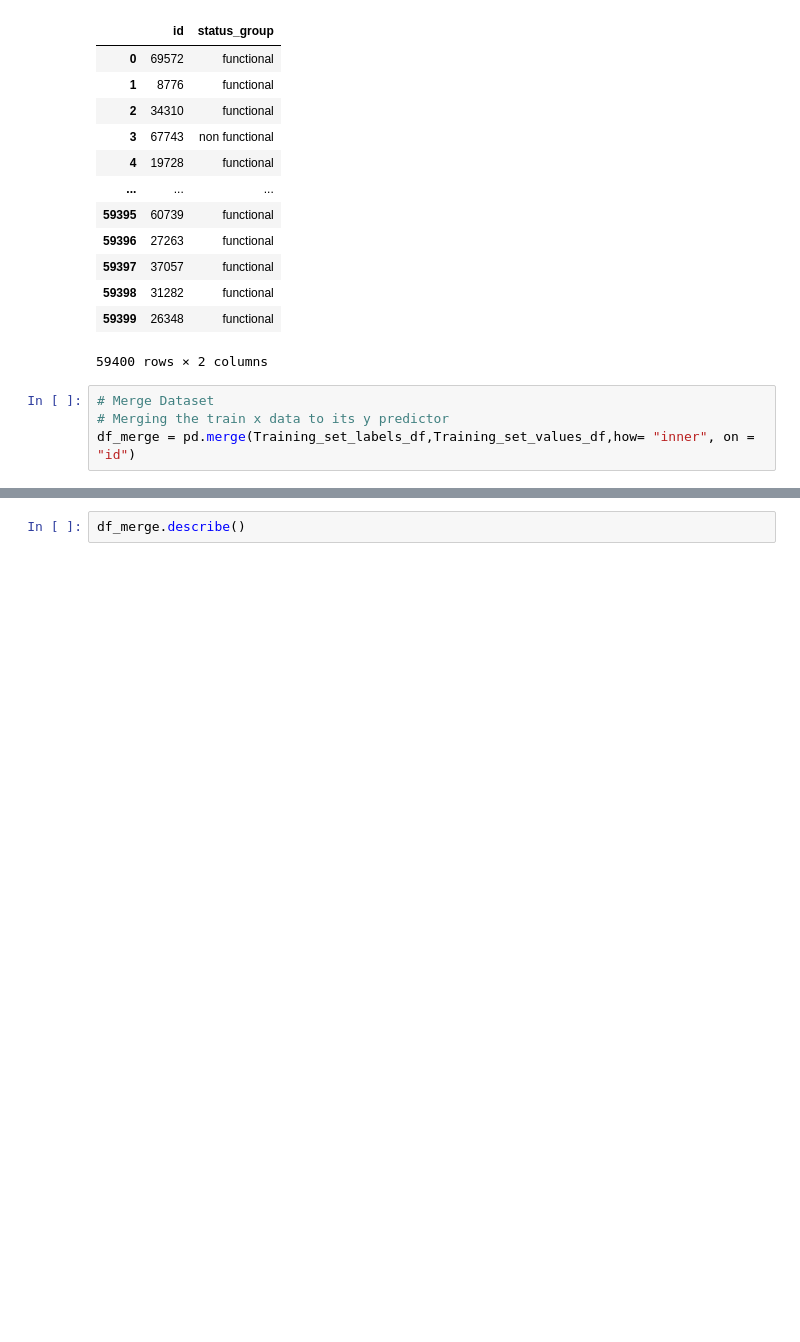
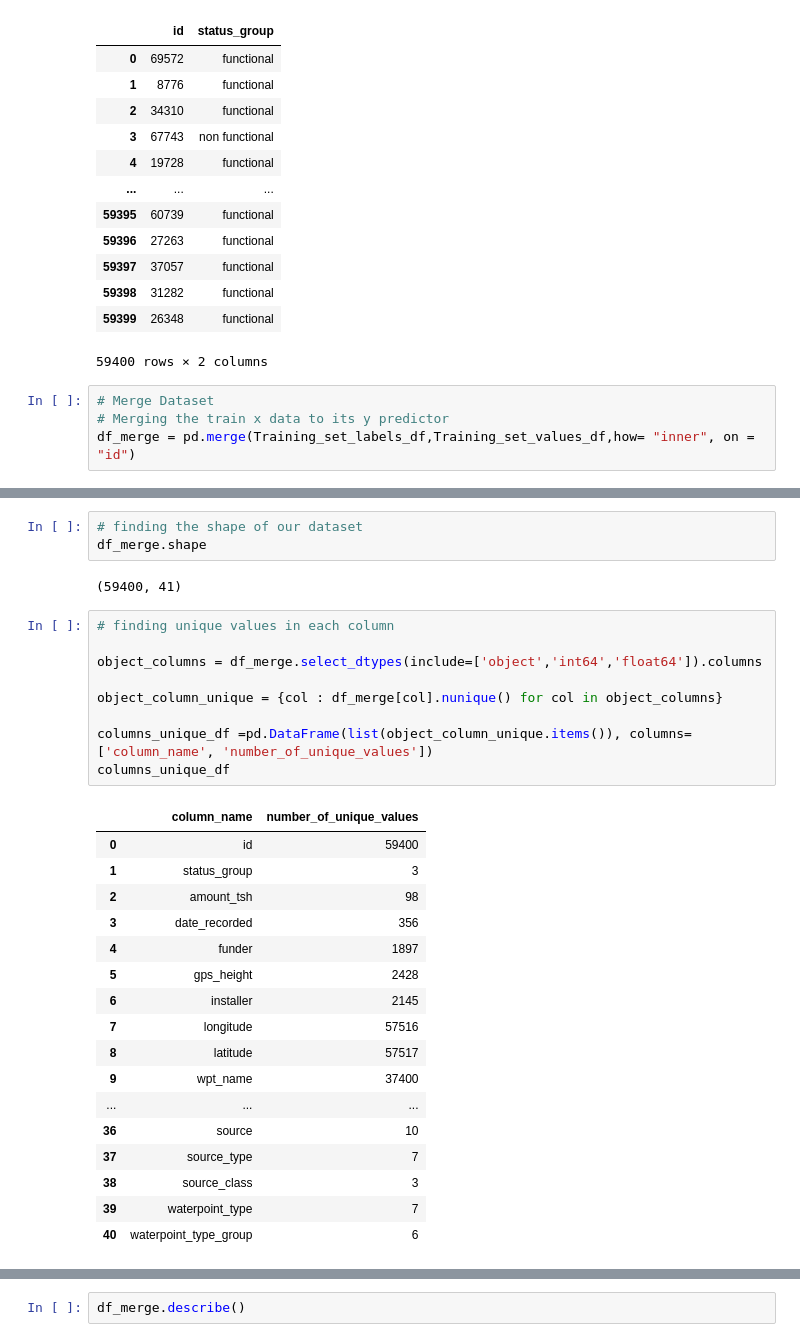
Before and after one commit to stephenmungai/phase3_project, a Jupyter notebook: index.ipynb, the cells around one changed output, grey strips where cells are left out. Saved outputs shown, nothing was run; the diff lists cells and outputs as text; blank space fills up the shorter version.

```diff
--- a/index.ipynb
+++ b/index.ipynb
@@ -107,0 +129,32 @@ memory usage: 19.0+ MB
+# %%
+# finding the shape of our dataset
+df_merge.shape
+# %% [output]
+(59400, 41)
+# %%
+# finding unique values in each column
+
+object_columns = df_merge.select_dtypes(include=['object','int64','float64']).columns
+
+object_column_unique = {col : df_merge[col].nunique() for col in object_columns}
+
+columns_unique_df =pd.DataFrame(list(object_column_unique.items()), columns= ['column_name', 'number_of_unique_values'])
+columns_unique_df
+# %% [output]
+|  | column_name | number_of_unique_values |
+| 0 | id | 59400 |
+| 1 | status_group | 3 |
+| 2 | amount_tsh | 98 |
+| 3 | date_recorded | 356 |
+| 4 | funder | 1897 |
+| 5 | gps_height | 2428 |
+| 6 | installer | 2145 |
+| 7 | longitude | 57516 |
+| 8 | latitude | 57517 |
+| 9 | wpt_name | 37400 |
+| ... | ... | ... |
+| 36 | source | 10 |
+| 37 | source_type | 7 |
+| 38 | source_class | 3 |
+| 39 | waterpoint_type | 7 |
+| 40 | waterpoint_type_group | 6 |
```
Also changed, not shown: parts of 16 cells of this notebook.
